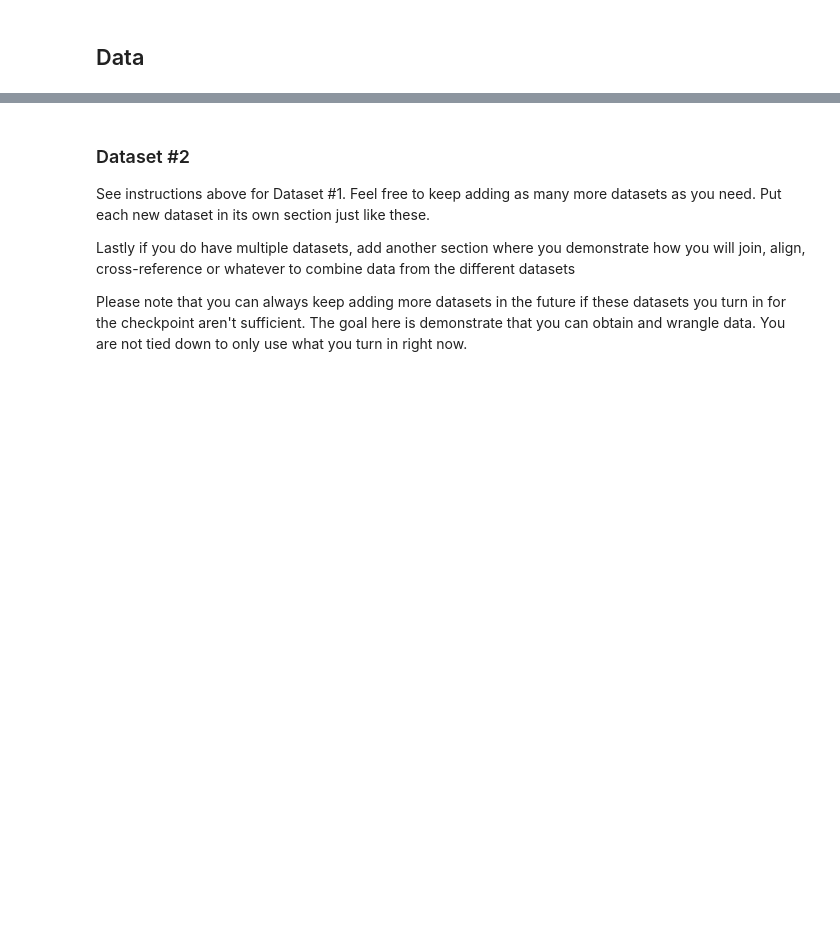
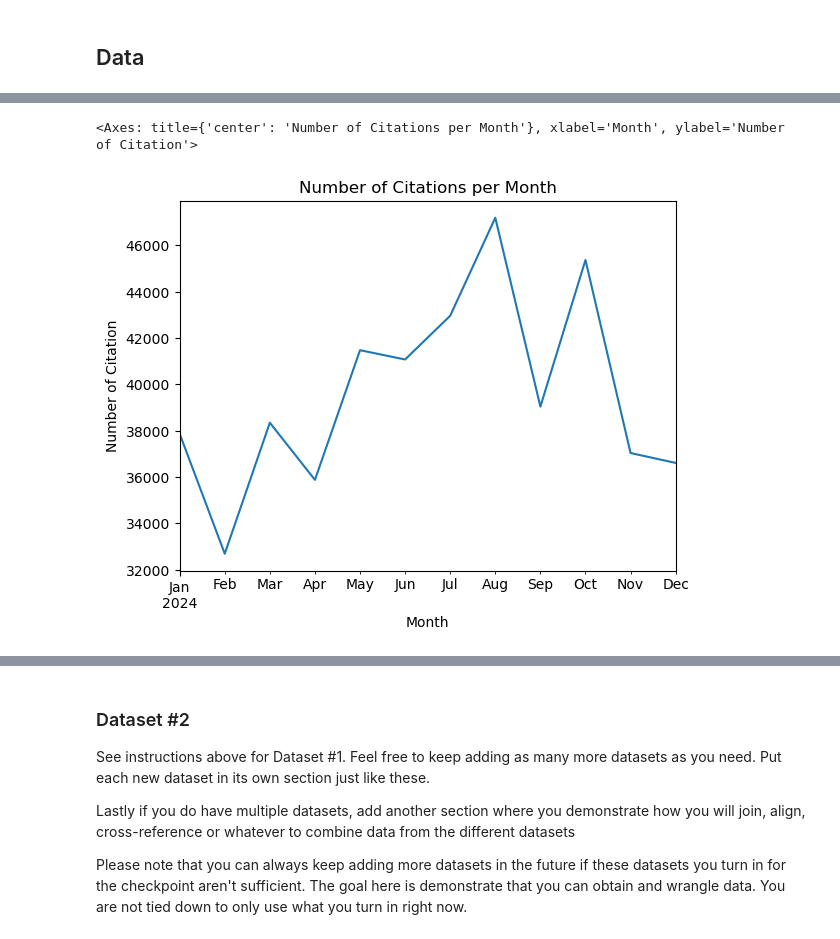
Before and after one commit to tobyzhan/Parking-Citation-Project, a Jupyter notebook: 01-DataCheckpoint.ipynb, the cells around one changed output, grey strips where cells are left out. Drawn from its saved outputs; the diff is of its cells as text; code cells hidden in the pictures; blank space fills up the shorter version.

Commit message:
cleaned data and generated few plots

```diff
--- a/01-DataCheckpoint.ipynb
+++ b/01-DataCheckpoint.ipynb
@@ -131,0 +145,7 @@ Instructions:
+# %%
+# load data and concatenate
+part1 = pd.read_csv('data/00-raw/parking_citations_2024_part1_datasd.csv')
+part2 = pd.read_csv('data/00-raw/parking_citations_2024_part2_datasd.csv')
+df = pd.concat([part1, part2], axis=0)
+# view a few entries
+df.sample(5)
@@ -131,0 +159,3 @@ Instructions:
+# %%
+df = df.dropna(how='any')
+df.shape
@@ -131,0 +208,11 @@ Instructions:
+# %%
+# Line graph of number citations per month
+cites_by_month = cleaned_df.groupby(cleaned_df['date_issue'].dt.to_period('M')).count()['citation_id']
+cites_by_month.plot(
+    kind='line',
+    title='Number of Citations per Month',
+    xlabel='Month',
+    ylabel='Number of Citation')
+# %% [output]
+<Axes: title={'center': 'Number of Citations per Month'}, xlabel='Month', ylabel='Number of Citation'>
+[figure, added]
```
Also changed, not shown: parts of 12 cells of this notebook.
